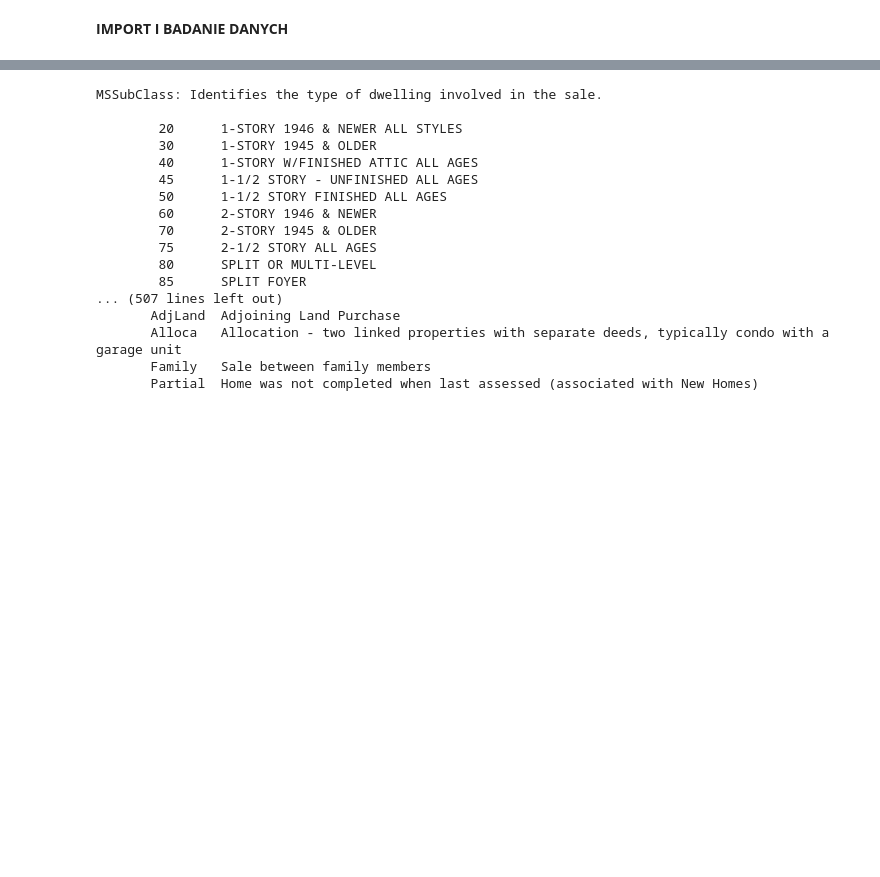
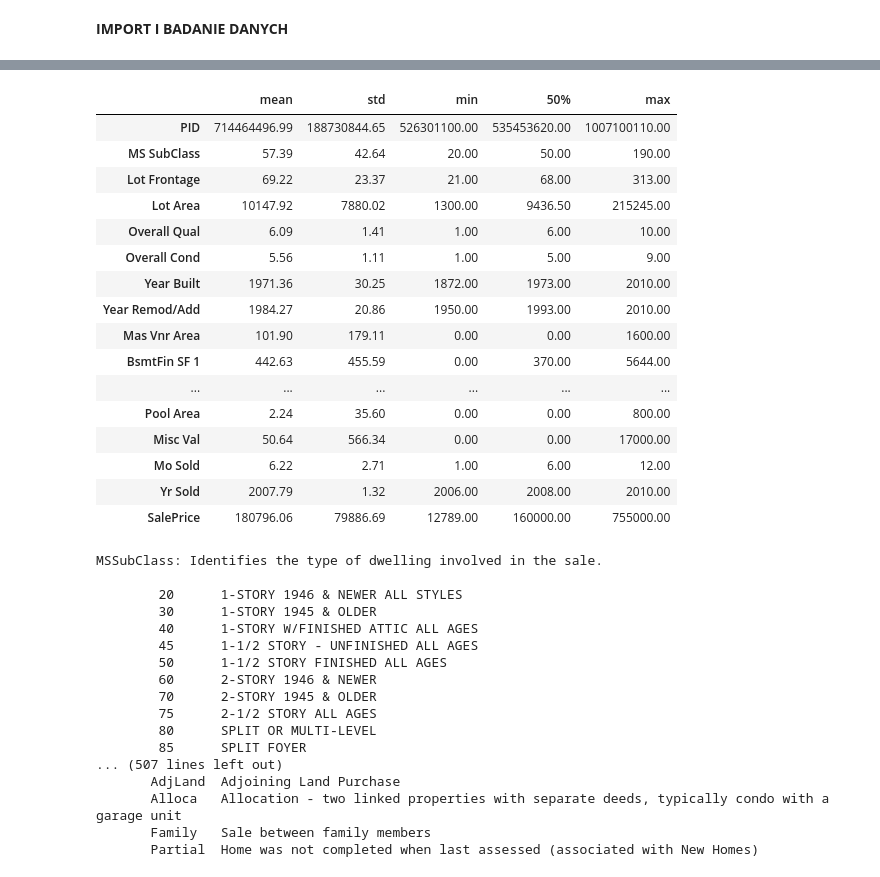
Before and after one commit to infoshareacademy/jdsz5-outdated, a Jupyter notebook: ml/ml_houses.ipynb, the cells around one changed output, grey strips where cells are left out. Drawn from its saved outputs; the diff is of its cells as text; code cells hidden in the pictures; blank space fills up the shorter version.

```diff
--- a/ml/ml_houses.ipynb
+++ b/ml/ml_houses.ipynb
@@ -69,4 +71,25 @@ dtypes: float64(11), int64(27), object(43)
 memory usage: 1.8+ MB
+# %%
+df.describe(include=[np.number], percentiles=[.5]) \
+    .transpose().drop("count", axis=1)
+# %% [output]
+|  | mean | std | min | 50% | max |
+| PID | 714464496.99 | 188730844.65 | 526301100.00 | 535453620.00 | 1007100110.00 |
+| MS SubClass | 57.39 | 42.64 | 20.00 | 50.00 | 190.00 |
+| Lot Frontage | 69.22 | 23.37 | 21.00 | 68.00 | 313.00 |
+| Lot Area | 10147.92 | 7880.02 | 1300.00 | 9436.50 | 215245.00 |
+| Overall Qual | 6.09 | 1.41 | 1.00 | 6.00 | 10.00 |
+| Overall Cond | 5.56 | 1.11 | 1.00 | 5.00 | 9.00 |
+| Year Built | 1971.36 | 30.25 | 1872.00 | 1973.00 | 2010.00 |
+| Year Remod/Add | 1984.27 | 20.86 | 1950.00 | 1993.00 | 2010.00 |
+| Mas Vnr Area | 101.90 | 179.11 | 0.00 | 0.00 | 1600.00 |
+| BsmtFin SF 1 | 442.63 | 455.59 | 0.00 | 370.00 | 5644.00 |
+| ... | ... | ... | ... | ... | ... |
+| Pool Area | 2.24 | 35.60 | 0.00 | 0.00 | 800.00 |
+| Misc Val | 50.64 | 566.34 | 0.00 | 0.00 | 17000.00 |
+| Mo Sold | 6.22 | 2.71 | 1.00 | 6.00 | 12.00 |
+| Yr Sold | 2007.79 | 1.32 | 2006.00 | 2008.00 | 2010.00 |
+| SalePrice | 180796.06 | 79886.69 | 12789.00 | 160000.00 | 755000.00 |
 # %%
 f = open("data_description.txt", "r")
 print(f.read())
```
Also changed, not shown: parts of 49 cells of this notebook.
